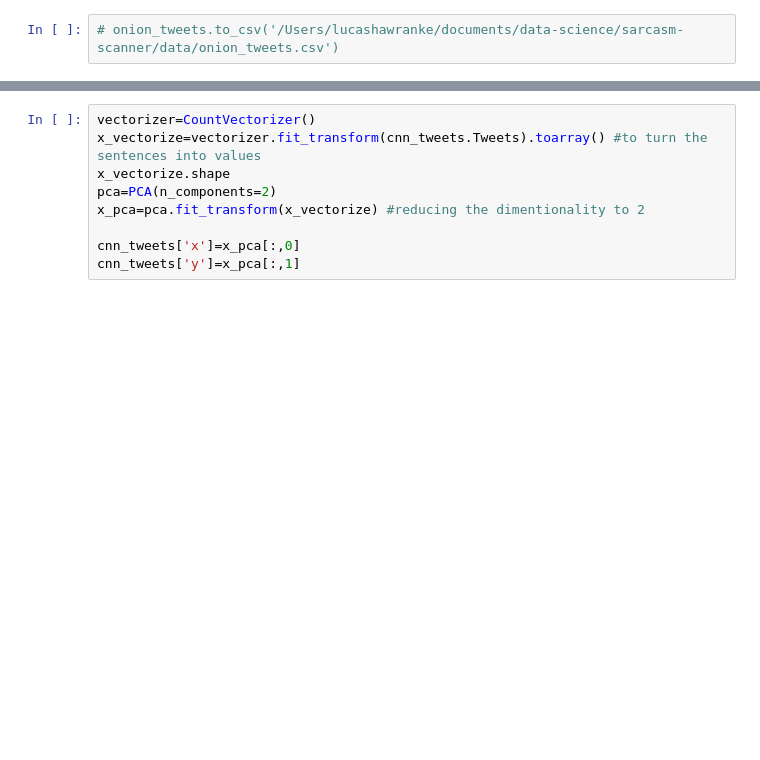
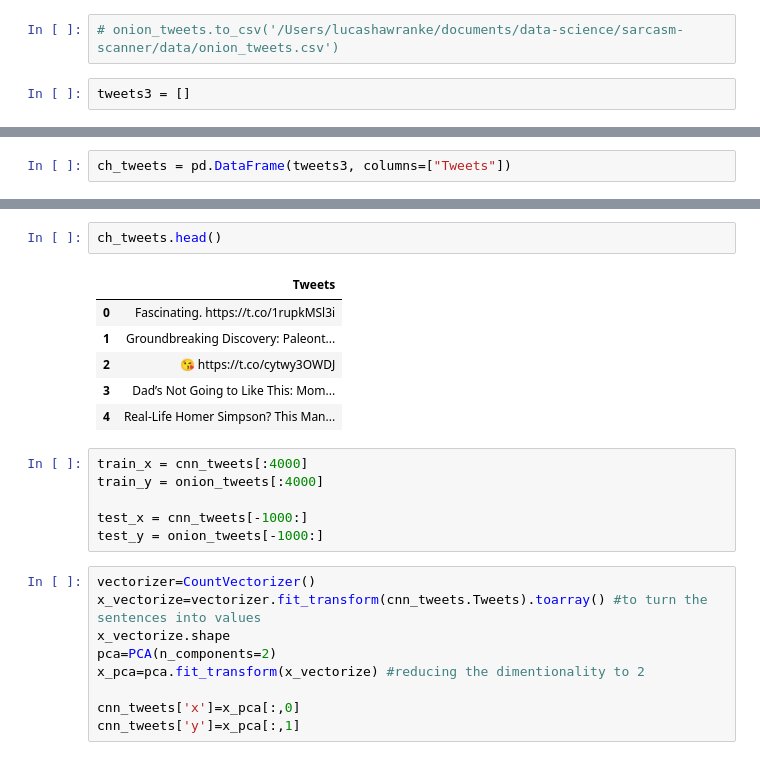
Before and after one commit to lucashawranke/sarcasm-scanner, a Jupyter notebook: model.ipynb, the cells around one changed output, grey strips where cells are left out. Saved outputs shown, nothing was run; the diff lists cells and outputs as text; blank space fills up the shorter version.

```diff
--- a/model.ipynb
+++ b/model.ipynb
@@ -103,3 +74,5 @@ onion_tweets.head()
 | 4 | 4 | https://t.co/Ks3xlHzCa1 |
 # %%
 # onion_tweets.to_csv('/Users/lucashawranke/documents/data-science/sarcasm-scanner/data/onion_tweets.csv')
+# %%
+tweets3 = []
@@ -105,0 +84,2 @@ onion_tweets.head()
+# %%
+ch_tweets = pd.DataFrame(tweets3, columns=["Tweets"])
@@ -106,3 +104,18 @@ onion_tweets.head()
+# %%
+ch_tweets.head()
+# %% [output]
+|  | Tweets |
+| 0 | Fascinating. https://t.co/1rupkMSl3i |
+| 1 | Groundbreaking Discovery: Paleont... |
+| 2 | 😘 https://t.co/cytwy3OWDJ |
+| 3 | Dad’s Not Going to Like This: Mom... |
+| 4 | Real-Life Homer Simpson? This Man... |
+# %%
+train_x = cnn_tweets[:4000]
+train_y = onion_tweets[:4000]
+
+test_x = cnn_tweets[-1000:]
+test_y = onion_tweets[-1000:]
 # %%
 vectorizer=CountVectorizer()
 x_vectorize=vectorizer.fit_transform(cnn_tweets.Tweets).toarray() #to turn the sentences into values
```
Also changed, not shown: parts of 14 cells of this notebook.
